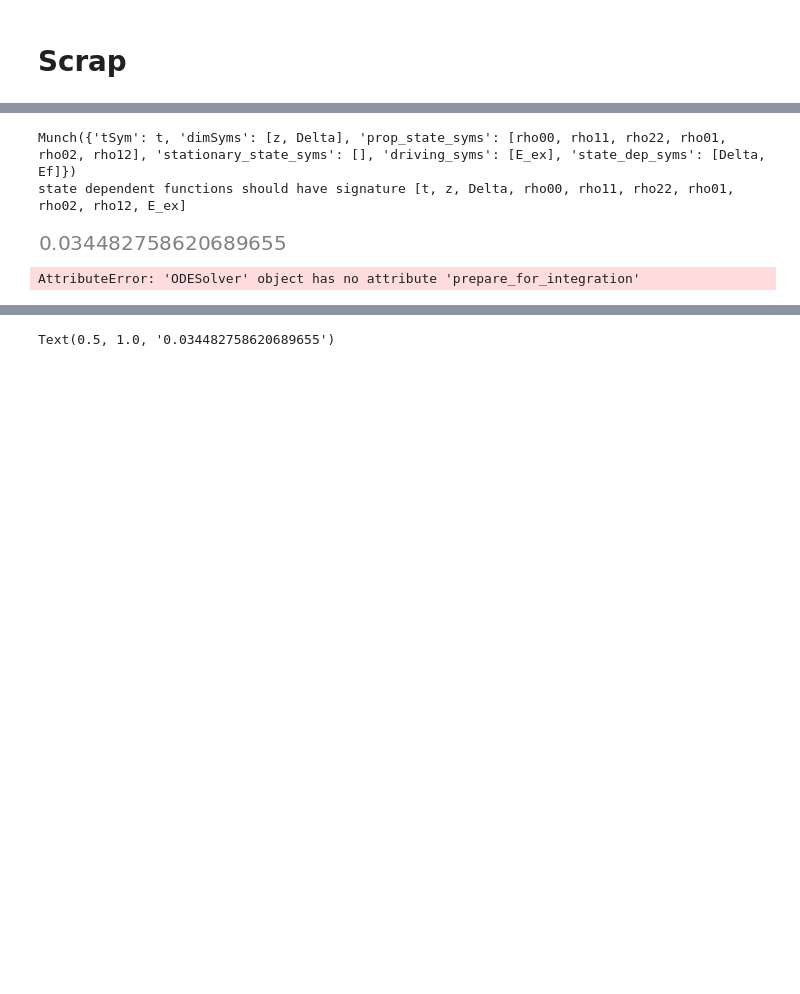
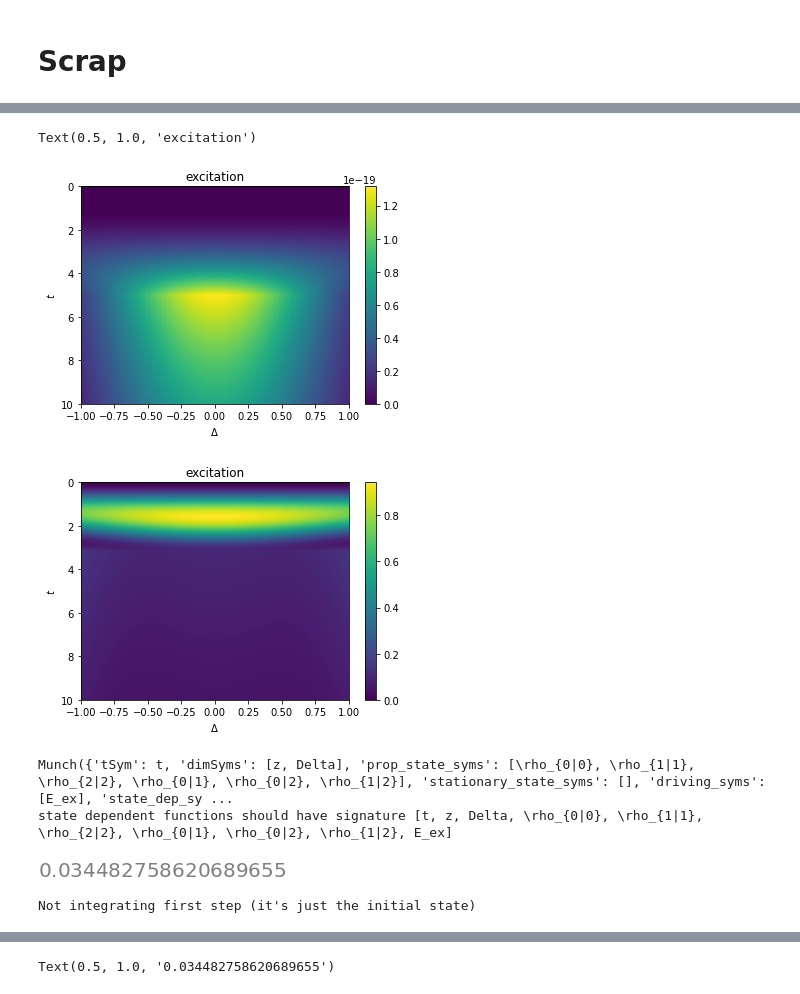
Before and after one commit to morgatron/spylind, a Jupyter notebook: examples/Solving master equations .ipynb, the cells around one changed output, grey strips where cells are left out. Cells and saved outputs as stored; diff of their text form; code cells hidden in the pictures; blank space fills up the shorter version.

```diff
--- a/examples/Solving master equations .ipynb
+++ b/examples/Solving master equations .ipynb
@@ -836,0 +826,8 @@ $\displaystyle \left[\begin{matrix}\rho_{00} & \rho_{01} & \rho_{02}\\\overline{
+# %%
+EinA[:] = np.where( (tAx>0) & (tAx<1), 1.0, 0 )*1
+EinIntp  =interpolate.interp1d(tAx, EinA, copy=False)
+EinFwF.intp = EinIntp
+display(EinFwF(0.5))
+
+EinA[:] = np.where( (tAx>0) & (tAx<1), 1.0, 0 )*5
+display(EinIntp(.5))
@@ -836,0 +837,18 @@ $\displaystyle \left[\begin{matrix}\rho_{00} & \rho_{01} & \rho_{02}\\\overline{
+# %%
+tAx = linspace(-0.1,10.1,1000)
+EinA = np.where( (tAx>1) & (tAx<5), 1.0, 0 )*1e-5
+EinIntp  =interpolate.interp1d(tAx, EinA)
+def EinFwF(t):
+    return EinFwF.intp(t)
+EinFwF.intp = EinIntp
+
+ode_s.set_driving({EinS:EinFwF})
+%time ode_s.setup()
+%time ode_s.integrate(tSteps, 0.01)
+outA1 = np.array(ode_s.outputL).copy()
+
+EinA[:] = np.where( (tAx>0) & (tAx<np.pi), 1.0, 0 )*1
+EinIntp  =interpolate.interp1d(tAx, EinA, copy=False)
+EinFwF.intp = EinIntp
+%time ode_s.integrate(tSteps, 0.01)
+outA2 = np.array(ode_s.outputL)
@@ -837,10 +864,26 @@ $\displaystyle \left[\begin{matrix}\rho_{00} & \rho_{01} & \rho_{02}\\\overline{
+# %%
+imshow(outA1[:,1,:].real, aspect='auto', extent=[detAx[0], detAx[-1], tSteps[-1], tSteps[0]])
+xlabel(r"$\Delta$")
+ylabel('$t$')
+colorbar()
+title('excitation')
+figure()
+imshow(outA2[:,1,:].real, aspect='auto', extent=[detAx[0], detAx[-1], tSteps[-1], tSteps[0]])
+xlabel(r"$\Delta$")
+ylabel('$t$')
+colorbar()
+title('excitation')
+# %% [output]
+Text(0.5, 1.0, 'excitation')
+[figure, added]
+[figure, added]
 # %%
 zAx = linspace(0,1,30)
 detAx = linspace(-1,1,50)
 tSteps = linspace(0,10,1000)
 EinFw = lambda t: .01 + 0.0j if (t>1) and (t<3) else 0 #where( (tSteps>1) & (tSteps<3), 1.0, 0)
 lhsL, rhsL = h.seperate_DM_equation(eq)
-ode_s = so.ODESolver(dict(zip(lhsL, rhsL) ),  dims={zS: zAx, DeltaS:detAx }, driving_syms=[EexS], backend='tensorflow')
+ode_s = so.ODESolver(dict(zip(lhsL, rhsL) ),  dims={zS: zAx, DeltaS:detAx }, driving_syms=[EexS], backend='numpy')
 polF=sm.lambdify( ode_s.symsD['prop_state_syms'],ex_vals[0] )
 zAx = ode_s.dimAxes[0]
 dz = zAx[1]-zAx[0]
@@ -860,16 +903,16 @@ p0[0] = 1
 ode_s.set_driving({EexS:EinFw})
 ode_s.set_state_dep_funcs({EinS:calcPolFieldF})
 ode_s.set_initial_conditions(p0)
-ode_s.prepare_for_integration()
+ode_s.setup()
 #dy_dtD = h.makeMESymb(hamilParams)
 
 ode_s.integrate(tSteps, 0.01)
 outA = np.array(ode_s.outputL)
 # %% [output]
-Munch({'tSym': t, 'dimSyms': [z, Delta], 'prop_state_syms': [rho00, rho11, rho22, rho01, rho02, rho12], 'stationary_state_syms': [], 'driving_syms': [E_ex], 'state_dep_syms': [Delta, Ef]})
-state dependent functions should have signature [t, z, Delta, rho00, rho11, rho22, rho01, rho02, rho12, E_ex]
+Munch({'tSym': t, 'dimSyms': [z, Delta], 'prop_state_syms': [\rho_{0|0}, \rho_{1|1}, \rho_{2|2}, \rho_{0|1}, \rho_{0|2}, \rho_{1|2}], 'stationary_state_syms': [], 'driving_syms': [E_ex], 'state_dep_sy ...
+state dependent functions should have signature [t, z, Delta, \rho_{0|0}, \rho_{1|1}, \rho_{2|2}, \rho_{0|1}, \rho_{0|2}, \rho_{1|2}, E_ex]
 [figure]
-AttributeError: 'ODESolver' object has no attribute 'prepare_for_integration'
+Not integrating first step (it's just the initial state)
 # %%
 imshow(outA[:,2,:,detAx.size//2].real, aspect='auto')
 colorbar()
```
Also changed, not shown: parts of 23 cells of this notebook, 6 other files.
